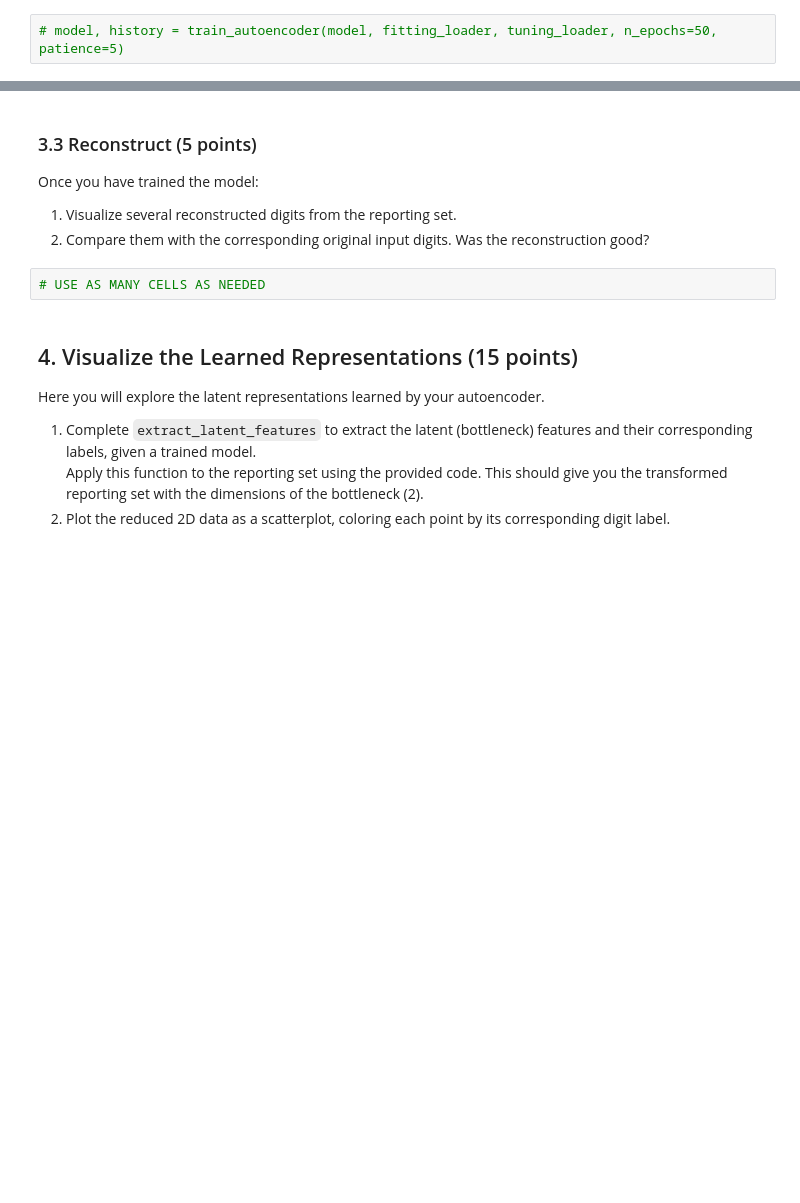
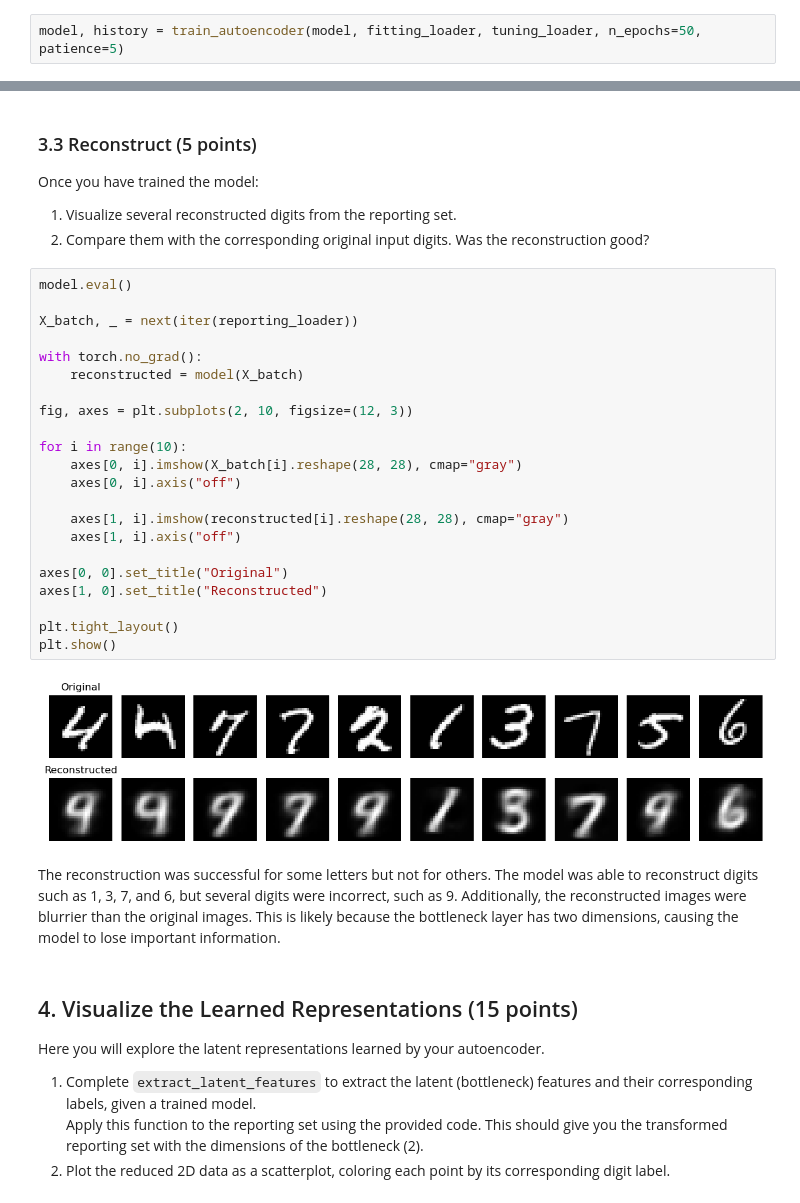
Before and after one commit to fje9hz/ML2_LAB06, a Jupyter notebook: 06-autoencoders.ipynb, the cells around one changed output, grey strips where cells are left out. Drawn from its saved outputs; the diff is of its cells as text; blank space fills up the shorter version.

```diff
--- a/06-autoencoders.ipynb
+++ b/06-autoencoders.ipynb
@@ -279,4 +279,4 @@ def train_autoencoder(model, fitting_loader, tuning_loader, n_epochs=100, patien
 # %% [markdown]
 Once the missing parts have been filled, uncomment the piece of code below and execute it to train your model (it may take a bit to complete the training, which is totally normal).
 # %%
-# model, history = train_autoencoder(model, fitting_loader, tuning_loader, n_epochs=50, patience=5)
+model, history = train_autoencoder(model, fitting_loader, tuning_loader, n_epochs=50, patience=5)
@@ -290,7 +308,31 @@ Once you have trained the model:
 1. Visualize several reconstructed digits from the reporting set.
 2. Compare them with the corresponding original input digits. Was the reconstruction good?
 # %%
-# USE AS MANY CELLS AS NEEDED
+model.eval()
+
+X_batch, _ = next(iter(reporting_loader))
+
+with torch.no_grad():
+    reconstructed = model(X_batch)
+
+fig, axes = plt.subplots(2, 10, figsize=(12, 3))
+
+for i in range(10):
+    axes[0, i].imshow(X_batch[i].reshape(28, 28), cmap="gray")
+    axes[0, i].axis("off")
+
+    axes[1, i].imshow(reconstructed[i].reshape(28, 28), cmap="gray")
+    axes[1, i].axis("off")
+
+axes[0, 0].set_title("Original")
+axes[1, 0].set_title("Reconstructed")
+
+plt.tight_layout()
+plt.show()
+# %% [output]
+[figure, added]
+# %% [markdown]
+The reconstruction was successful for some letters but not for others. The model was able to reconstruct digits such as 1, 3, 7, and 6, but several digits were incorrect, such as 9. Additionally, the reconstructed images were blurrier than the original images. This is likely because the bottleneck layer has two dimensions, causing the model to lose important information.
 # %% [markdown]
 ## 4. Visualize the Learned Representations (15 points)
 
```
Also changed, not shown: parts of 4 cells of this notebook.
